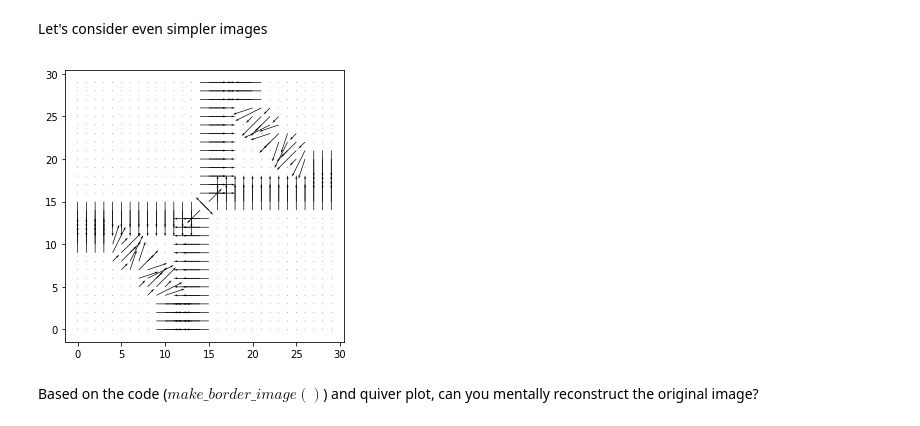
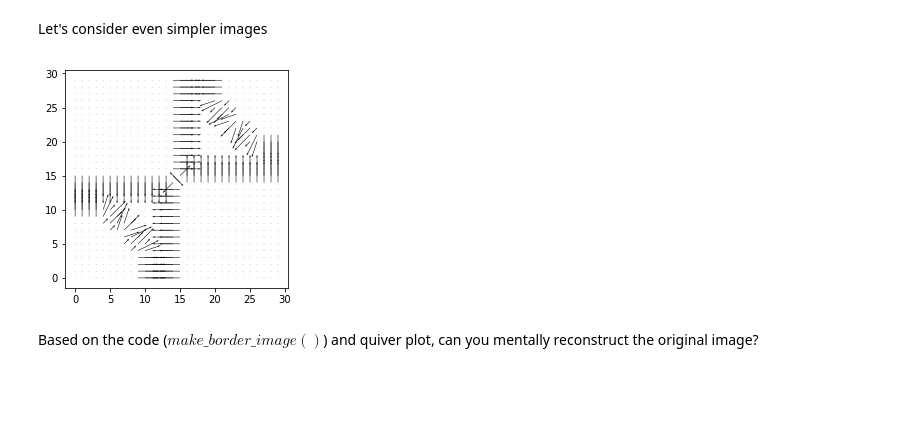
Before and after one commit to godatadriven/ddsw-2018-dsp-workshop, a Jupyter notebook: intro.ipynb, the cells around one changed output. Drawn from its saved outputs; the diff is of its cells as text; code cells hidden in the pictures; blank space fills up the shorter version.

```diff
--- a/intro.ipynb
+++ b/intro.ipynb
@@ -452,10 +451,11 @@ def make_border_image(n = 100):
     return bim
 # %%
 bim = make_border_image(30)
+util.figsize(4,4)
 quiver(util.image_derivative(bim, 'x', False),
        util.image_derivative(bim, 'y', False));
 # %% [output]
-[figure, old version]
+[figure, new version]
 # %% [markdown]
 Based on the code ($make\_border\_image()$) and quiver plot, can you mentally reconstruct the original image?
 # %%
```
Also changed, not shown: parts of 13 cells of this notebook, 5 other files.
